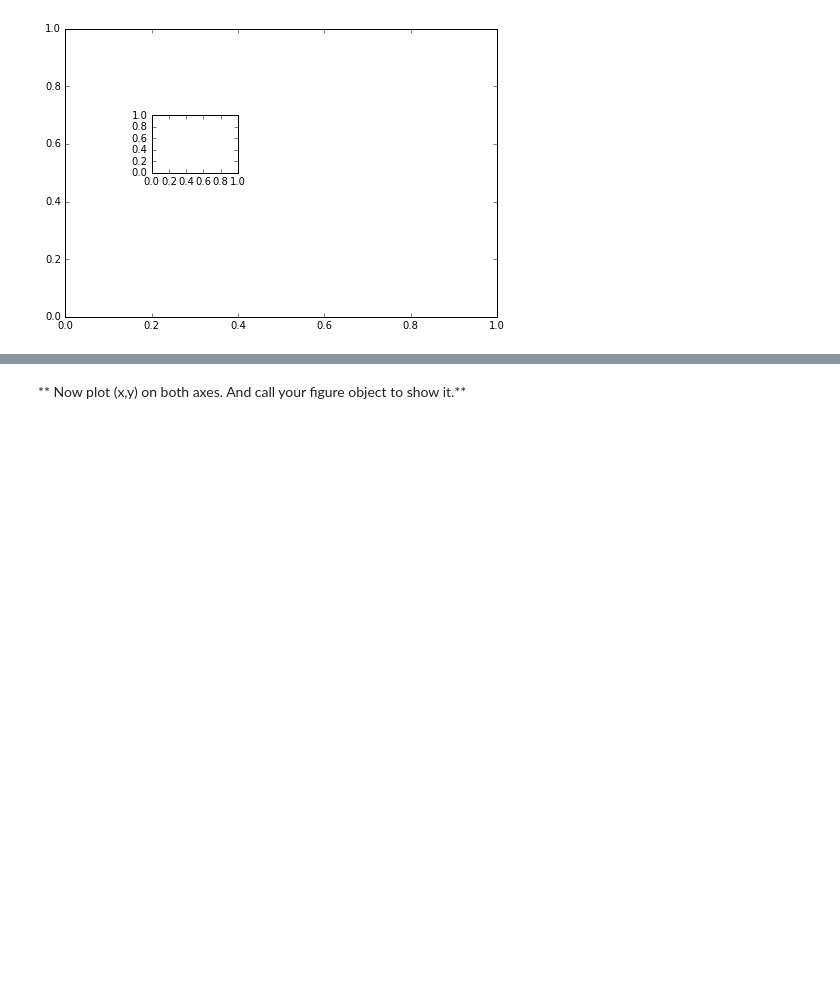
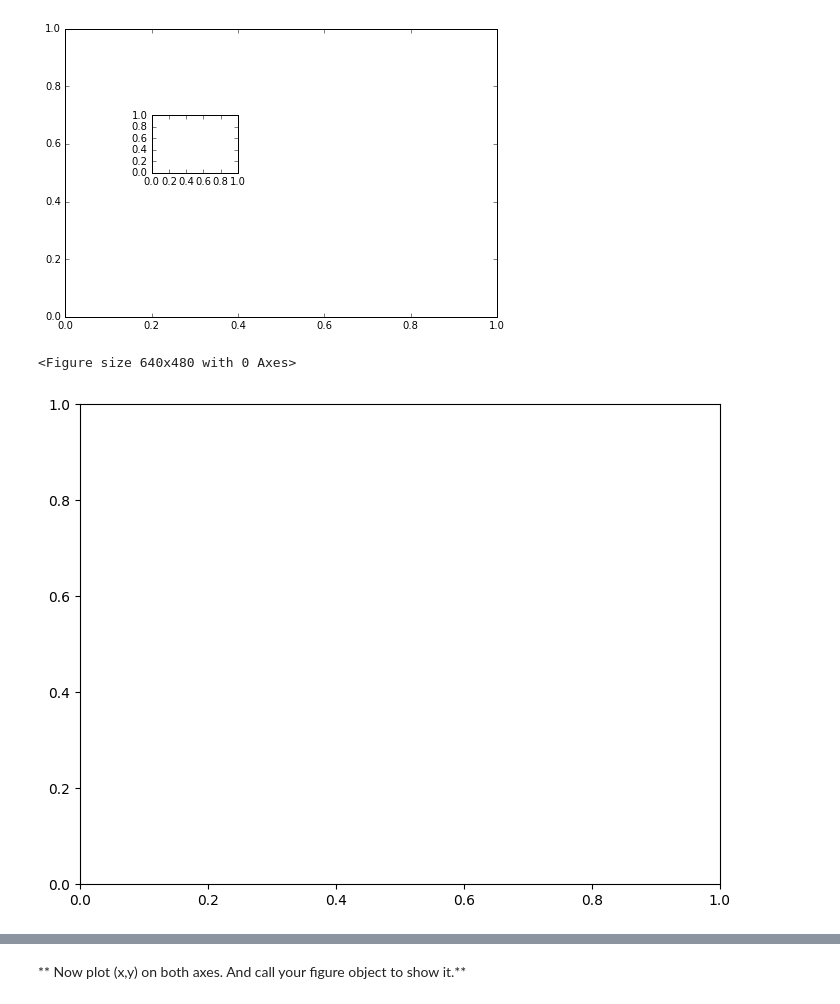
Before and after one commit to thanga-v2/Exploratory-Data-Analysis, a Jupyter notebook: Matplotlib- Assignment.ipynb, the cells around one changed output, grey strips where cells are left out. Saved outputs shown, nothing was run; the diff lists cells and outputs as text; code cells hidden in the pictures; blank space fills up the shorter version.

```diff
--- a/Matplotlib- Assignment.ipynb
+++ b/Matplotlib- Assignment.ipynb
@@ -39,3 +86,17 @@ z = x**2
 # %%
 # %% [output]
 [figure]
+# %%
+# creating a figure object
+
+fig_new_obj = plt.figure()
+# %% [output]
+<Figure size 640x480 with 0 Axes>
+# %%
+# creating a figure object
+
+fig_new_obj = plt.figure()
+
+axis_1 = fig_new_obj.add_axes([0,0,1,1])
+# %% [output]
+[figure, added]
```
Also changed, not shown: parts of 18 cells of this notebook.
